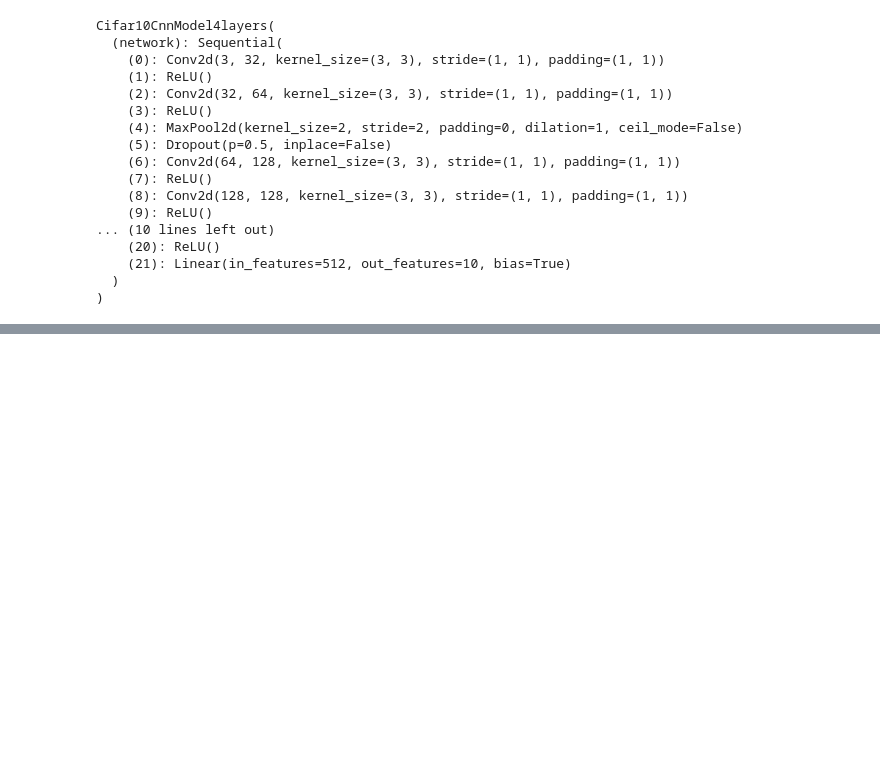
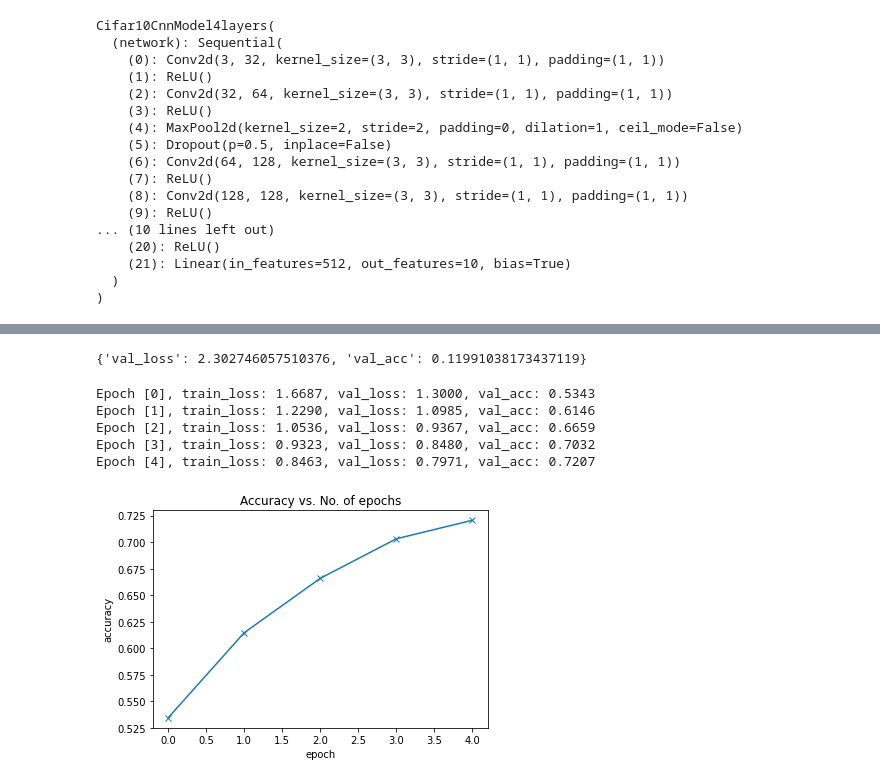
Before and after one commit to sanaaria/Ann, a Jupyter notebook: Ann_HW02.ipynb, the cells around one changed output, grey strips where cells are left out. Drawn from its saved outputs; the diff is of its cells as text; code cells hidden in the pictures; blank space fills up the shorter version.

```diff
--- a/Ann_HW02.ipynb
+++ b/Ann_HW02.ipynb
@@ -629,0 +693,26 @@ evaluate(model2, test_loader)
+# %%
+train_dl = DeviceDataLoader(train_dl, device)
+val_dl = DeviceDataLoader(val_dl, device)
+to_device(model, device);
+# %%
+model = to_device(Cifar10CnnModel3layers(), device)
+# %%
+evaluate(model, val_dl)
+# %% [output]
+{'val_loss': 2.302746057510376, 'val_acc': 0.11991038173437119}
+# %%
+num_epochs = 5
+opt_func = torch.optim.Adam
+lr = 0.001
+# %%
+history = fit(num_epochs, lr, model, train_dl, val_dl, opt_func)
+# %% [output]
+Epoch [0], train_loss: 1.6687, val_loss: 1.3000, val_acc: 0.5343
+Epoch [1], train_loss: 1.2290, val_loss: 1.0985, val_acc: 0.6146
+Epoch [2], train_loss: 1.0536, val_loss: 0.9367, val_acc: 0.6659
+Epoch [3], train_loss: 0.9323, val_loss: 0.8480, val_acc: 0.7032
+Epoch [4], train_loss: 0.8463, val_loss: 0.7971, val_acc: 0.7207
+# %%
+plot_accuracies(history)
+# %% [output]
+[figure, added]
```
Also changed, not shown: parts of 31 cells of this notebook.
